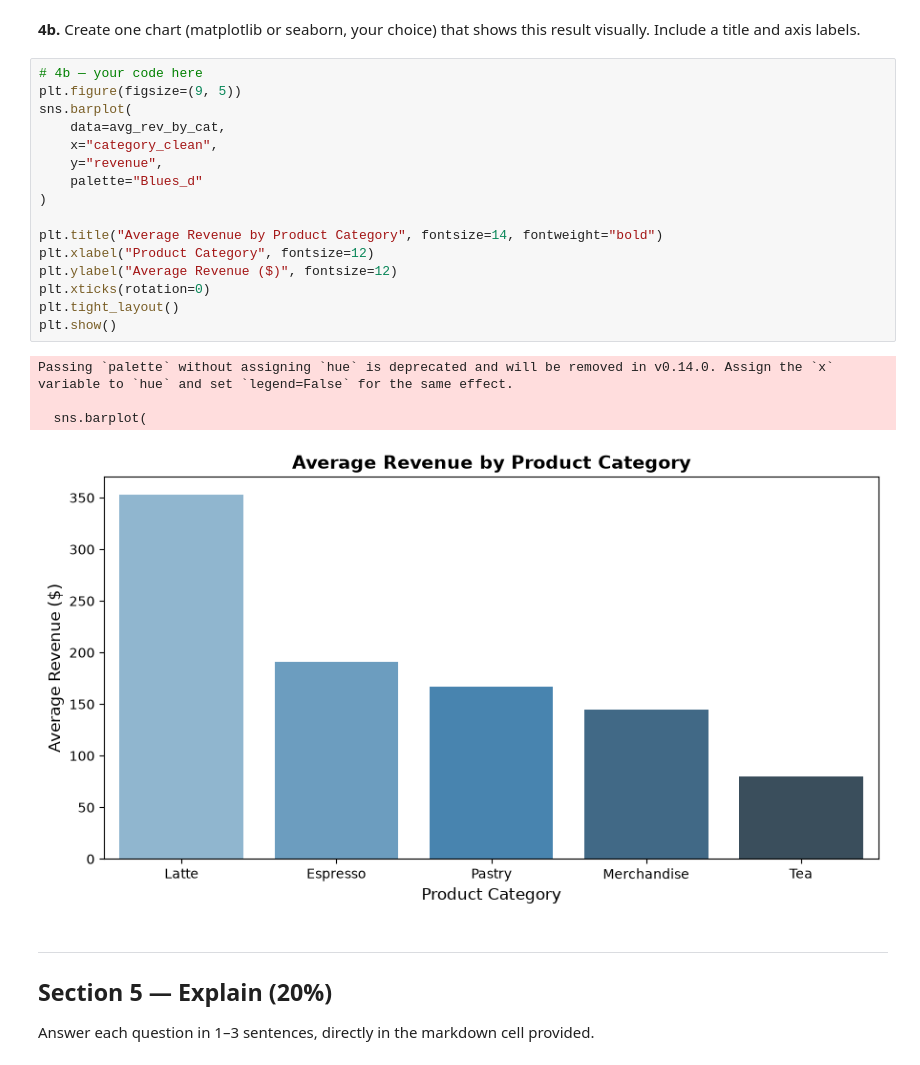
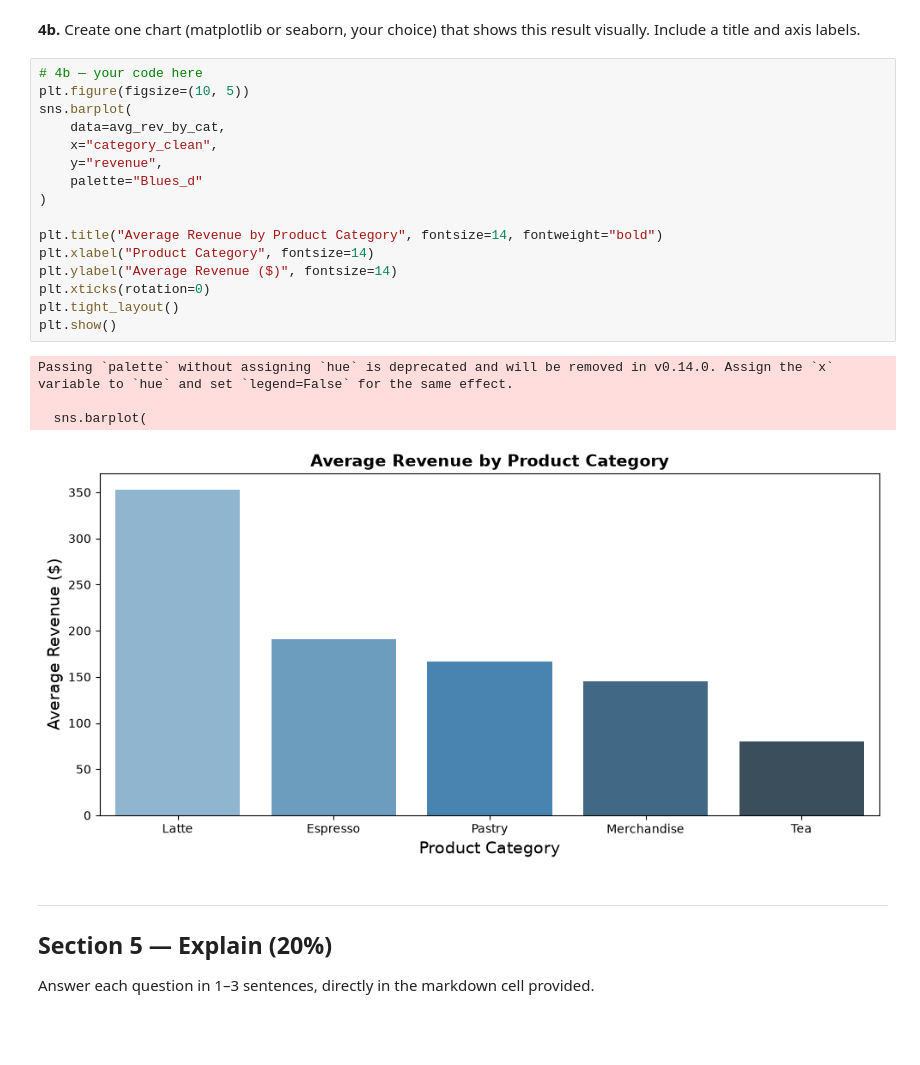
Before and after one commit to NicolasVA90/DSA_504_excercise, a Jupyter notebook: Midterm Exam/DSA504_Midterm_Exam.ipynb, the cells around one changed output. Cells and saved outputs as stored; diff of their text form; blank space fills up the shorter version.

```diff
--- a/Midterm Exam/DSA504_Midterm_Exam.ipynb
+++ b/Midterm Exam/DSA504_Midterm_Exam.ipynb
@@ -270,25 +270,25 @@ print(avg_rev_by_cat)
 **4b.** Create one chart (matplotlib or seaborn, your choice) that shows this result visually. Include a title and axis labels.
 # %%
 # 4b — your code here
-plt.figure(figsize=(9, 5))
+plt.figure(figsize=(10, 5))
 sns.barplot(
     data=avg_rev_by_cat,
     x="category_clean",
     y="revenue",
     palette="Blues_d"
 )
 
 plt.title("Average Revenue by Product Category", fontsize=14, fontweight="bold")
-plt.xlabel("Product Category", fontsize=12)
-plt.ylabel("Average Revenue ($)", fontsize=12)
+plt.xlabel("Product Category", fontsize=14)
+plt.ylabel("Average Revenue ($)", fontsize=14)
 plt.xticks(rotation=0)
 plt.tight_layout()
 plt.show()
 # %% [output]
 Passing `palette` without assigning `hue` is deprecated and will be removed in v0.14.0. Assign the `x` variable to `hue` and set `legend=False` for the same effect.
 
   sns.barplot(
-[figure, old version]
+[figure, new version]
 # %% [markdown]
 ---
 ## Section 5 — Explain (20%)
```
